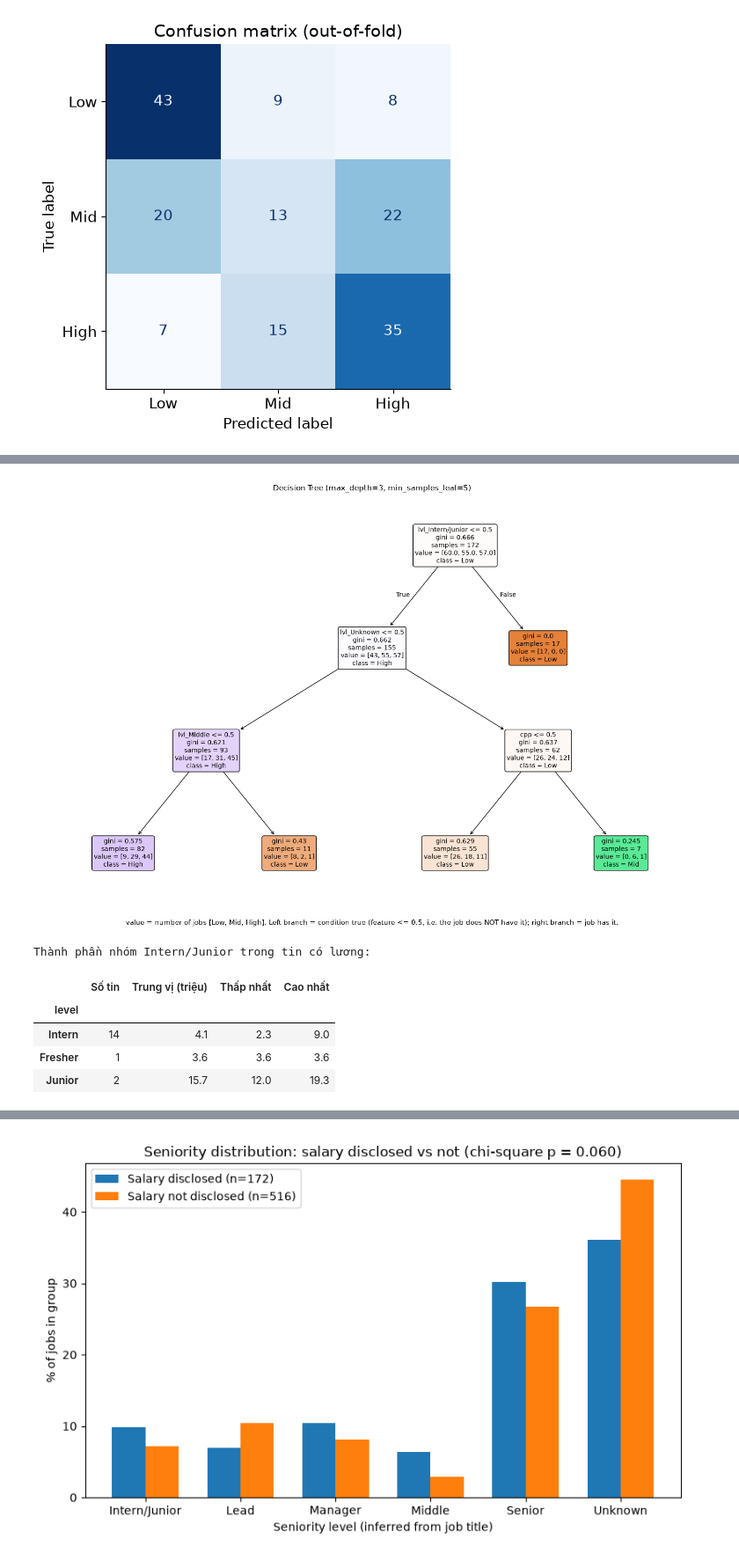
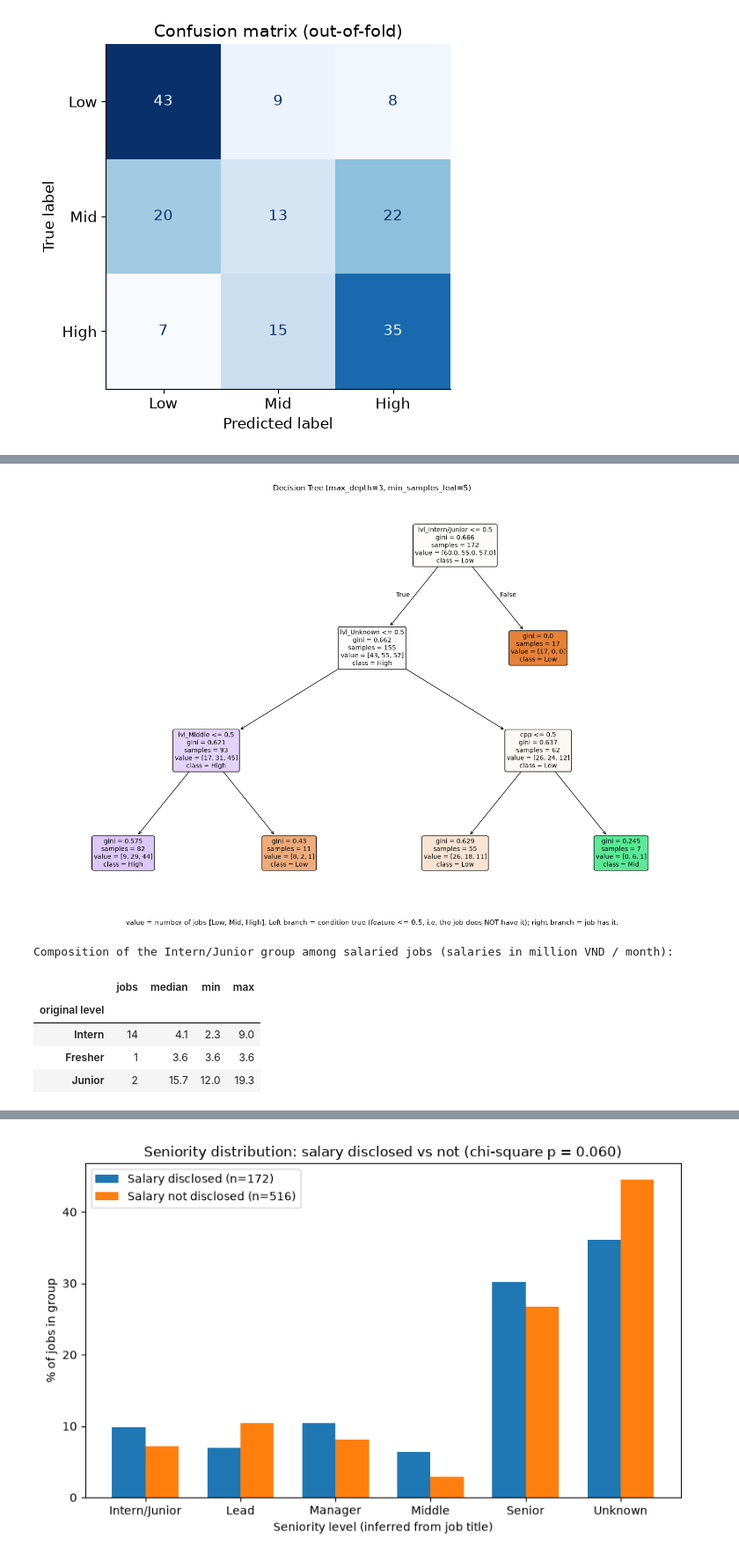
Before and after one commit to dogtoro/Labor-Market-Intelligence, a Jupyter notebook: notebooks/final_notebook.ipynb, the cells around one changed output, grey strips where cells are left out. Shown at 88% size. Drawn from its saved outputs; the diff is of its cells as text; code cells hidden in the pictures.

```diff
--- a/notebooks/final_notebook.ipynb
+++ b/notebooks/final_notebook.ipynb
@@ -367,13 +367,14 @@ Recall từng lớp: {'Low': 0.717, 'Mid': 0.236, 'High': 0.614}
 # %%
 display(Image(filename=str(ROOT / "reports" / "figures" / "tree_viz.png"), width=900))
 breakdown = clf.intern_junior_breakdown(raw_jobs)
-print("Thành phần nhóm Intern/Junior trong tin có lương:")
-breakdown
+breakdown.index.name = "original level"
+print("Composition of the Intern/Junior group among salaried jobs (salaries in million VND / month):")
+breakdown.set_axis(["jobs", "median", "min", "max"], axis=1)
 # %% [output]
 [figure]
-Thành phần nhóm Intern/Junior trong tin có lương:
+Composition of the Intern/Junior group among salaried jobs (salaries in million VND / month):
-|  | Số tin | Trung vị (triệu) | Thấp nhất | Cao nhất |
-| level |  |  |  |  |
+|  | jobs | median | min | max |
+| original level |  |  |  |  |
 | Intern | 14 | 4.1 | 2.3 | 9.0 |
 | Fresher | 1 | 3.6 | 3.6 | 3.6 |
 | Junior | 2 | 15.7 | 12.0 | 19.3 |
```
Also changed, not shown: parts of 38 cells of this notebook, 24 other files.
